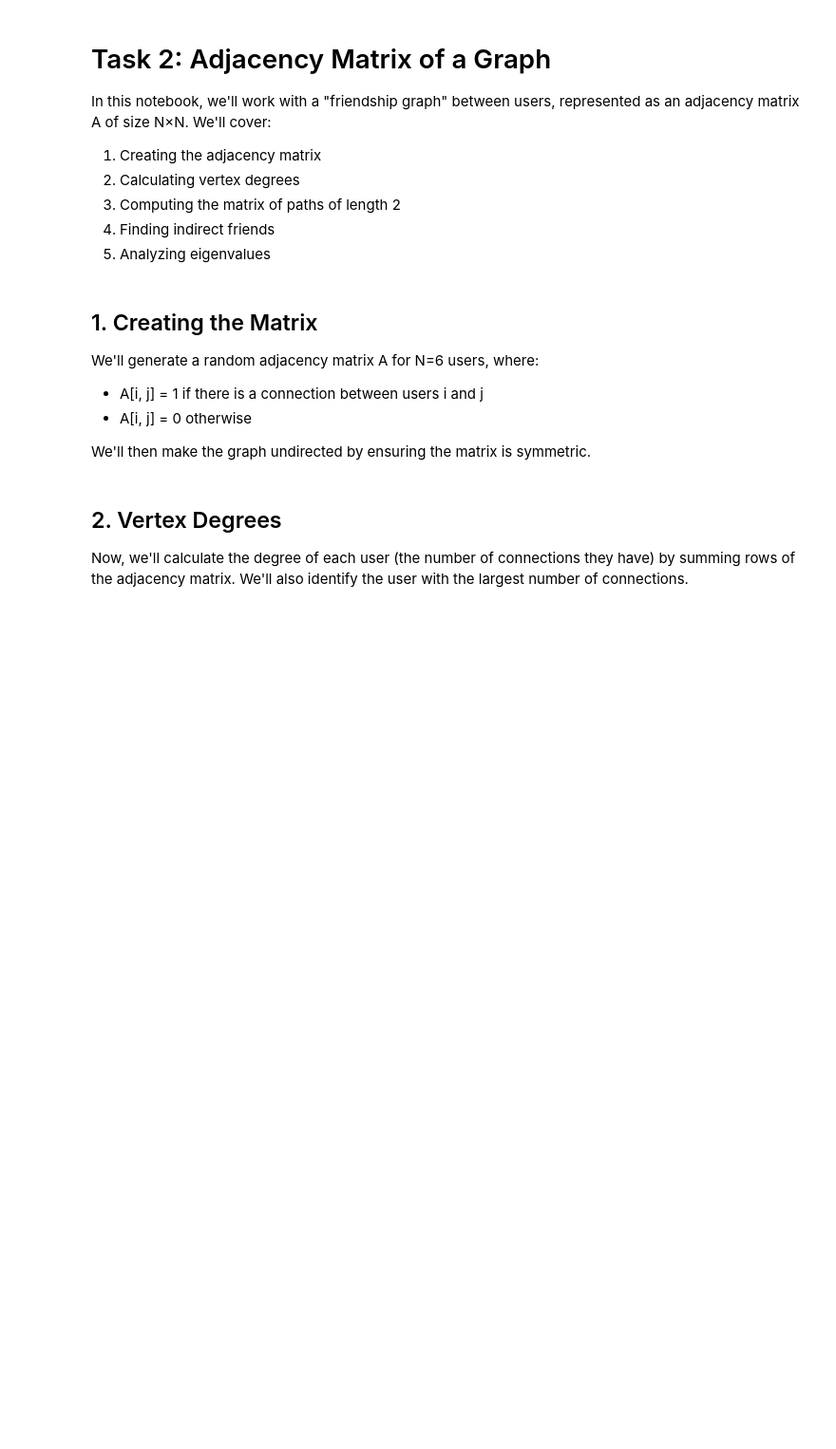
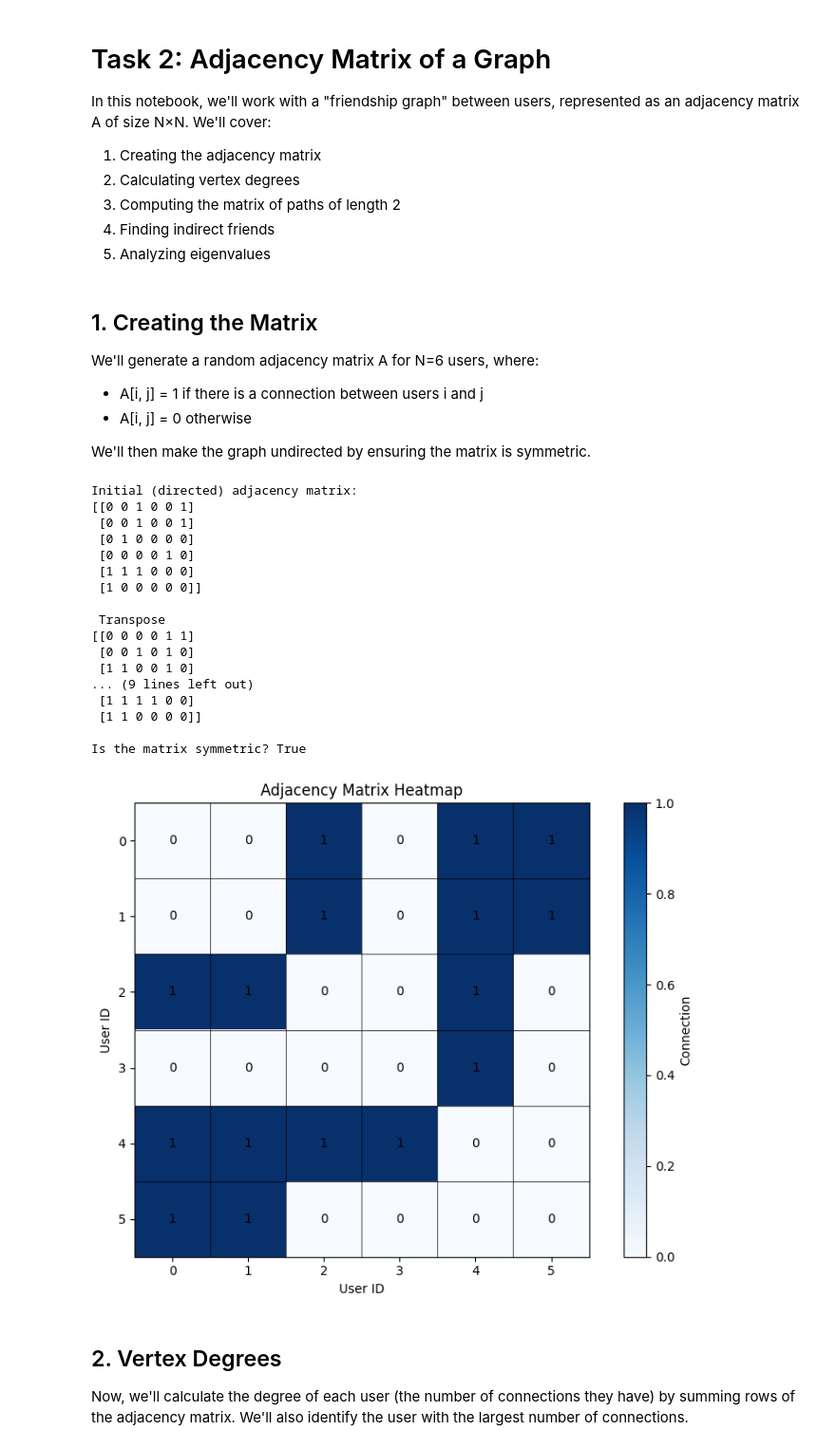
Before and after one commit to AAI-AITU/prog-for-AI, a Jupyter notebook: Assignment2/Solutions/Task2_Adjacency_Matrix.ipynb, the cells around one changed output. Shown at 95% size. Saved outputs shown, nothing was run; the diff lists cells and outputs as text; code cells hidden in the pictures; blank space fills up the shorter version.

```diff
--- a/Assignment2/Solutions/Task2_Adjacency_Matrix.ipynb
+++ b/Assignment2/Solutions/Task2_Adjacency_Matrix.ipynb
@@ -25,58 +23,54 @@ We'll generate a random adjacency matrix A for N=6 users, where:
 
 We'll then make the graph undirected by ensuring the matrix is symmetric.
 # %%
-# Define constants
-N = 6  # Number of users
-
-# Generate a random adjacency matrix with a connection probability of 0.3
-# We'll use a probability less than 0.5 to create a somewhat sparse graph
+N = 6
 connection_probability = 0.3
 A = (np.random.random((N, N)) < connection_probability).astype(int)
-
-# Set diagonal elements to 0 (users are not friends with themselves)
 np.fill_diagonal(A, 0)
-
-# Display the initial adjacency matrix
 print("Initial (directed) adjacency matrix:")
 print(A)
-
-# Make the graph undirected by ensuring the matrix is symmetric
-# We can use the logical OR operation to ensure connections are bidirectional
+print("\n Transpose")
+print(A.T)
 A_undirected = np.logical_or(A, A.T).astype(int)
-
-# Display the undirected adjacency matrix
 print("\nUndirected adjacency matrix:")
 print(A_undirected)
-
-# Verify that the matrix is symmetric
-is_symmetric = np.allclose(A_undirected, A_undirected.T)
-print(f"\nIs the matrix symmetric? {is_symmetric}")
-
-# Visualize the adjacency matrix as a heatmap
+print(f"\nIs the matrix symmetric? {np.allclose(A_undirected, A_undirected.T)}")
 plt.figure(figsize=(8, 6))
 plt.imshow(A_undirected, cmap='Blues')
 plt.colorbar(label='Connection')
 plt.title('Adjacency Matrix Heatmap')
 plt.xlabel('User ID')
 plt.ylabel('User ID')
-
-# Add grid lines
 for i in range(N):
     plt.axhline(i-0.5, color='black', linewidth=0.5)
     plt.axvline(i-0.5, color='black', linewidth=0.5)
-
-# Add connection values as text
 for i in range(N):
     for j in range(N):
         plt.text(j, i, A_undirected[i, j], ha='center', va='center', color='black')
-
 plt.xticks(range(N))
 plt.yticks(range(N))
 plt.tight_layout()
 plt.show()
-
-# We'll use the undirected adjacency matrix for the rest of the analysis
 A = A_undirected.copy()
+# %% [output]
+Initial (directed) adjacency matrix:
+[[0 0 1 0 0 1]
+ [0 0 1 0 0 1]
+ [0 1 0 0 0 0]
+ [0 0 0 0 1 0]
+ [1 1 1 0 0 0]
+ [1 0 0 0 0 0]]
+
+ Transpose
+[[0 0 0 0 1 1]
+ [0 0 1 0 1 0]
+ [1 1 0 0 1 0]
+... (9 lines left out)
+ [1 1 1 1 0 0]
+ [1 1 0 0 0 0]]
+
+Is the matrix symmetric? True
+[figure, added]
 # %% [markdown]
 ## 2. Vertex Degrees
 
```
Also changed, not shown: parts of 5 cells of this notebook, 4 other files.
